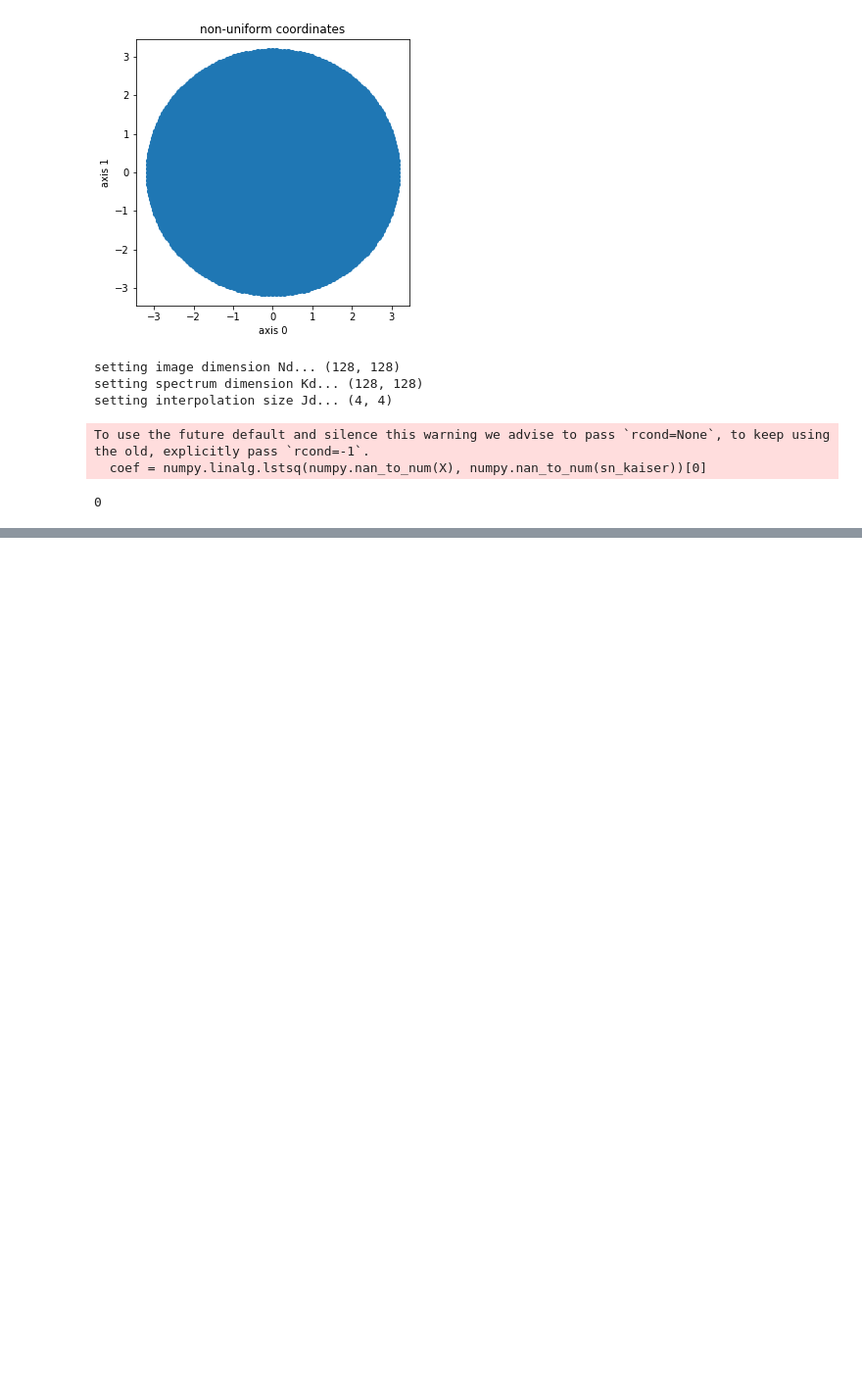
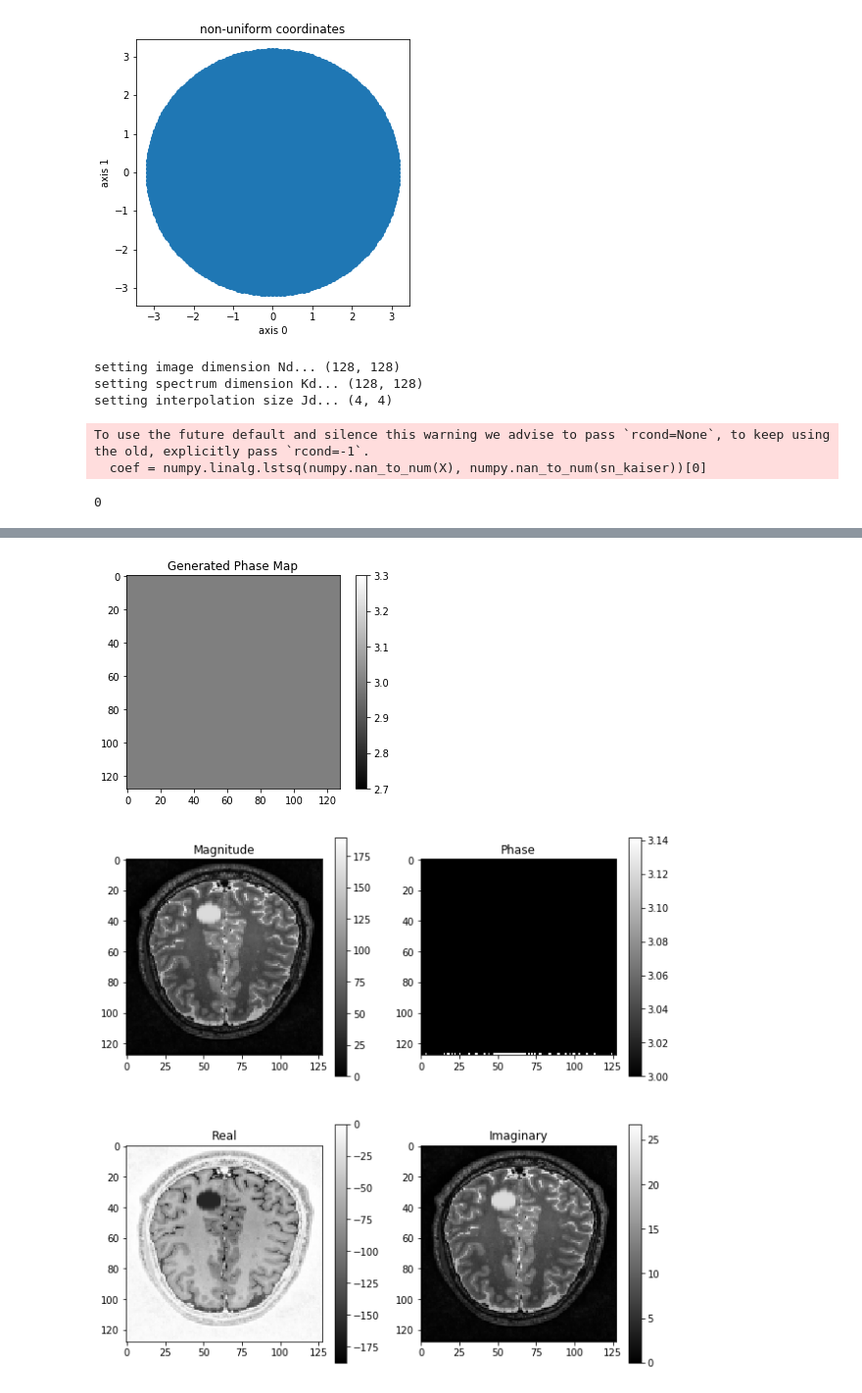
Before and after one commit to kelhallaoui/tutorials, a Jupyter notebook: MRI Imaging/MRI Image Processing Tutorials.ipynb, the cells around one changed output, grey strips where cells are left out. Shown at 98% size. Saved outputs shown, nothing was run; the diff lists cells and outputs as text; code cells hidden in the pictures; blank space fills up the shorter version.

```diff
--- a/MRI Imaging/MRI Image Processing Tutorials.ipynb
+++ b/MRI Imaging/MRI Image Processing Tutorials.ipynb
@@ -341,0 +495,37 @@ plt.show()
+# %%
+phase_map = generate_synthetic_phase_map(kernel_size = 128, setting = 'constant')
+
+plt.imshow(phase_map.T)
+plt.colorbar()
+plt.title('Generated Phase Map')
+plt.show()
+
+
+
+img = inject_phase_map(img, phase_map)
+
+plt.figure(figsize=(10,10))
+
+plt.subplot(2,2,1)
+plt.imshow(np.abs(img).T, 'gray')
+plt.title('Magnitude')
+plt.colorbar()
+
+plt.subplot(2,2,2)
+plt.imshow(np.angle(img).T, 'gray')
+plt.title('Phase')
+plt.colorbar()
+
+plt.subplot(2,2,3)
+plt.imshow(np.real(img).T, 'gray')
+plt.title('Real')
+plt.colorbar()
+
+plt.subplot(2,2,4)
+plt.imshow(np.imag(img).T, 'gray')
+plt.title('Imaginary')
+plt.colorbar()
+plt.show()
+# %% [output]
+[figure, added]
+[figure, added]
```
Also changed, not shown: parts of 10 cells of this notebook.
